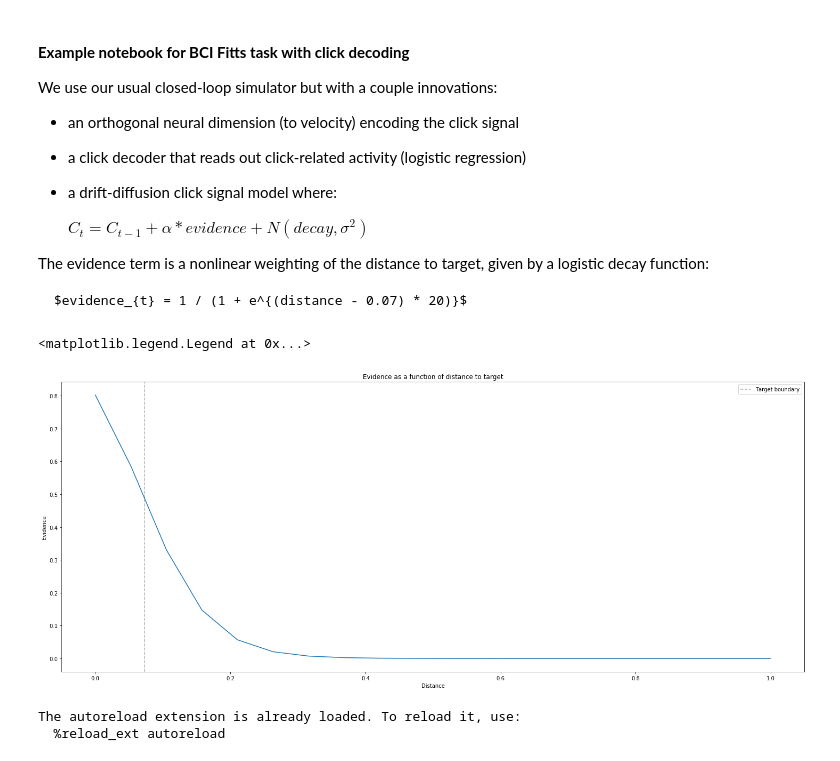
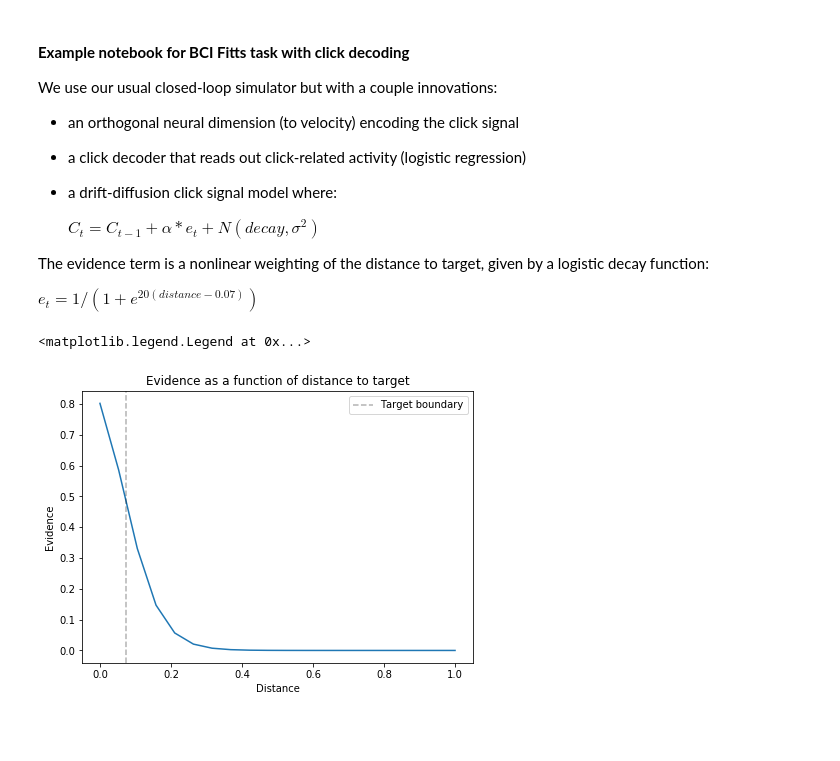
Before and after one commit to guyhwilson/nonstationarities, a Jupyter notebook: code/ClosedLoop_Simulator/simulate_ClickSignal.ipynb, the cells around one changed output. Drawn from its saved outputs; the diff is of its cells as text; code cells hidden in the pictures; blank space fills up the shorter version.

```diff
--- a/code/ClosedLoop_Simulator/simulate_ClickSignal.ipynb
+++ b/code/ClosedLoop_Simulator/simulate_ClickSignal.ipynb
@@ -6,37 +6,39 @@ We use our usual closed-loop simulator but with a couple innovations:
 - a click decoder that reads out click-related activity (logistic regression)
 - a drift-diffusion click signal model where:
 
-    $C_t = C_{t-1} + \alpha * evidence  + N(decay, \sigma^{2})$
+    $C_t = C_{t-1} + \alpha * e_{t}  + N(decay, \sigma^{2})$
 
 
 The evidence term is a nonlinear weighting of the distance to target, given by a logistic decay function:
 
-    $evidence_{t} = 1 / (1 + e^{(distance - 0.07) * 20)}$
+$e_{t} = 1 / (1 + e^{20(distance - 0.07)} )$
 # %%
+import numpy as np
+import sys, glob
+[sys.path.append(f) for f in glob.glob('../utils/*')]
+from plotting_utils import figSize
+import matplotlib.pyplot as plt
+
 # let's plot the evidence function
 x = np.linspace(0, 1, 20)
 y = 1 / (1 + np.exp(1 * (x - 0.07) * 20))
 
+figSize(5, 7)
 plt.plot(x, y)
 plt.axvline(0.0725, linestyle = '--', color = 'k', alpha  = 0.3, label = 'Target boundary')
 plt.title('Evidence as a function of distance to target')
 plt.xlabel('Distance')
 plt.ylabel('Evidence')
 plt.legend()
 # %% [output]
 <matplotlib.legend.Legend at 0x...>
-[figure, old version]
+[figure, new version]
 # %%
 %load_ext autoreload
 %autoreload 2
 
 import numpy as np
 from sklearn.linear_model import LinearRegression
-
-
-import sys, glob
-[sys.path.append(f) for f in glob.glob('../utils/*')]
-from plotting_utils import figSize
 from simulation_utils import *
 from stabilizer_utils import *
 from simulation import *
@@ -44,9 +46,6 @@ from simulation import *
 
 # for a reproducible result
 np.random.seed(1)
-# %% [output]
-The autoreload extension is already loaded. To reload it, use:
-  %reload_ext autoreload
 # %%
 '''The first column of initialTuning is the means, and the second two columns are the preferred directions.
 We make sure that the last two columns are orthogonal (uniformly distributed PDs)
```
Also changed, not shown: parts of 11 cells of this notebook, 30 other files.
